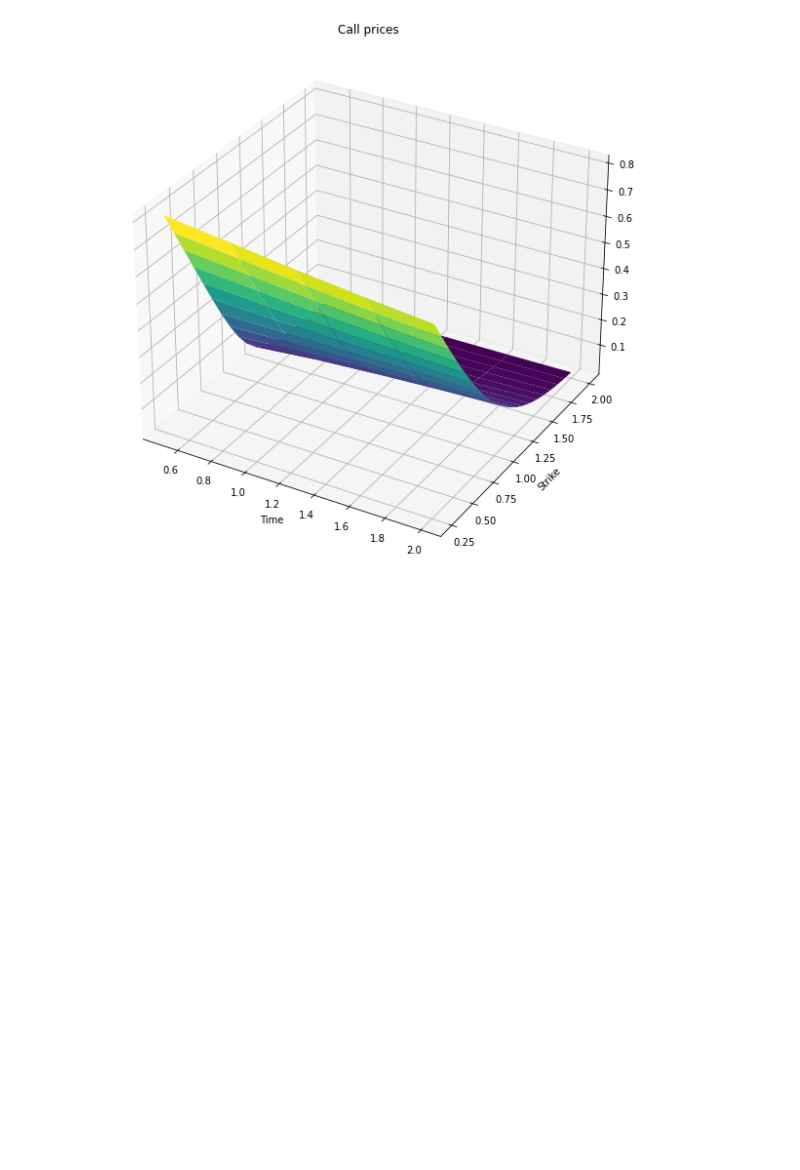
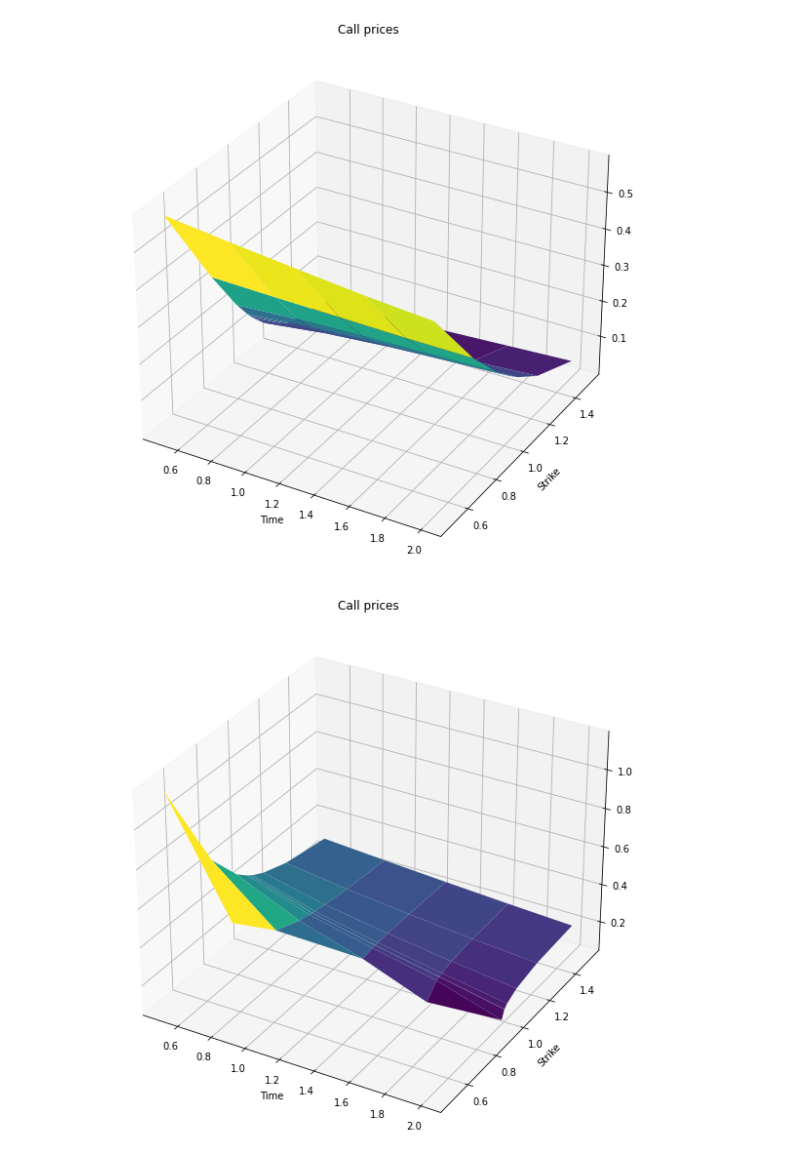
Before and after one commit to dolmatovas/MathFinance, a Jupyter notebook: heston/Heston Calibration.ipynb, the cells around one changed output. Saved outputs shown, nothing was run; the diff lists cells and outputs as text; code cells hidden in the pictures; blank space fills up the shorter version.

```diff
--- a/heston/Heston Calibration.ipynb
+++ b/heston/Heston Calibration.ipynb
@@ -353,7 +526,7 @@ r = 0.1
 
 k_0 = 2.5
 sig_0 = 0.9
-theta_0 = 0.015
+theta_0 = 0.15
 rho_0 = -0.2
 v0_0 = 0.175
 
@@ -361,8 +534,8 @@ S0 = 1.0
 K0 = 1.0
 T = 1.0
 
-Nk = 20
-Kn = K0 * np.linspace(0.25, 2, Nk)
+Nk = 10
+Kn = K0 + np.linspace(-0.8, 0.8, Nk) ** 3
 
 #Kn = Kn.reshape(-1, 1)
 #Sn = Sn.reshape()
@@ -405,7 +578,7 @@ None
 plt.figure(figsize=(10, 5))
 payoff = np.maximum(0.0, S0 - Kn)
 plt.plot()
-for t in range(0, Nt, 3):
+for t in range(0, Nt):
     plt.plot(Kn, C0[:, t])
     plt.plot(Kn, payoff)
 plt.grid()
@@ -414,6 +587,6 @@ plt.grid()
 # %%
 plt.figure(figsize=(10, 5))
-for t in range(0, Nt, 3):
+for t in range(0, Nt):
     plt.plot(Kn, vol0[:, t])
 plt.grid()
 # %% [output]
@@ -528,22 +701,37 @@ sig0_sabr = 0.3
 Cpetr, IVpetr = SabrApprox(Kn.reshape(-1, 1), F0, r, Tn.reshape(1, -1), sig0_sabr, alpha_sabr, beta_sabr, rho_sabr)
 # %%
 Csabr = np.zeros((Nk, Nt))
+IVsabr = np.zeros_like(Csabr)
 
 tn = np.linspace(0, 1, 100)
 Npaths = 100000
+
+
 for t in range(Nt):
     F = SabrEulerModified(F0, sig0_sabr, Npaths, tn * Tn[t], alpha_sabr, beta_sabr, rho_sabr)
     payoff = np.exp(-r * Tn[t]) * np.maximum(F.reshape(-1, 1) - Kn.reshape(1, -1), 0.0)
     C = np.mean(payoff, axis=0)
     Csabr[:, t] = C.reshape(-1)
+
+    IVsabr[:, t] = getIV(C.reshape(-1), Kn.reshape(-1), S0, r, Tn[t])
 # %%
 fig = plt.figure(figsize=(10, 10))
 ax = plt.axes(projection='3d')
 ax.plot_surface(X, Y, Csabr, rstride=1, cstride=1,
                 cmap='viridis', edgecolor='none')
 ax.set_title('Call prices')
 plt.xlabel("Time")
 plt.ylabel("Strike")
 None
+
+fig = plt.figure(figsize=(10, 10))
+ax = plt.axes(projection='3d')
+ax.plot_surface(X, Y, IVsabr, rstride=1, cstride=1,
+                cmap='viridis', edgecolor='none')
+ax.set_title('Call prices')
+plt.xlabel("Time")
+plt.ylabel("Strike")
+None
 # %% [output]
-[figure, old version]
+[figure, new version]
+[figure, added]
```
Also changed, not shown: parts of 41 cells of this notebook, 2 other files.
